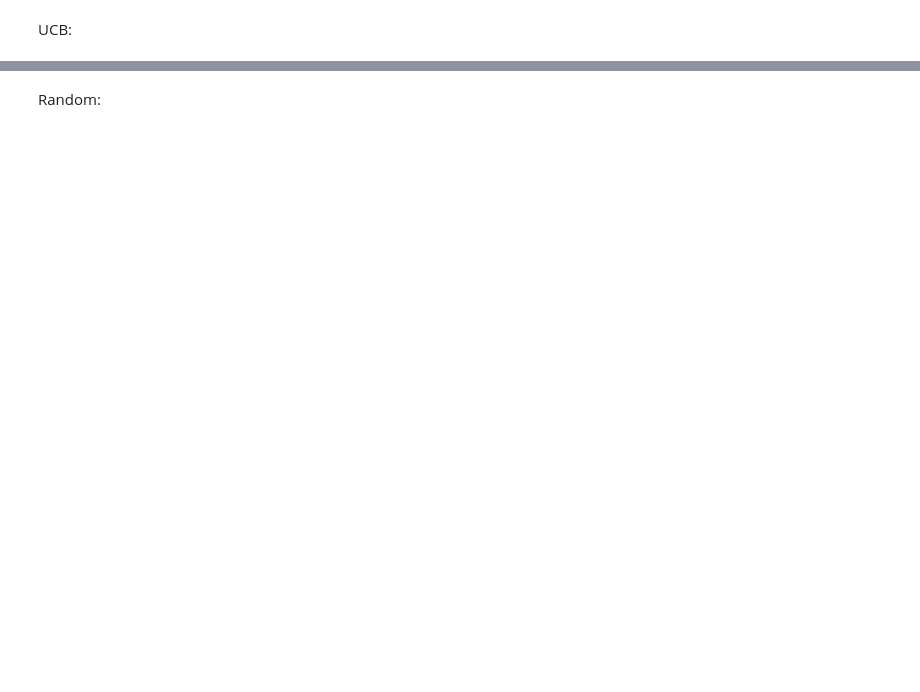
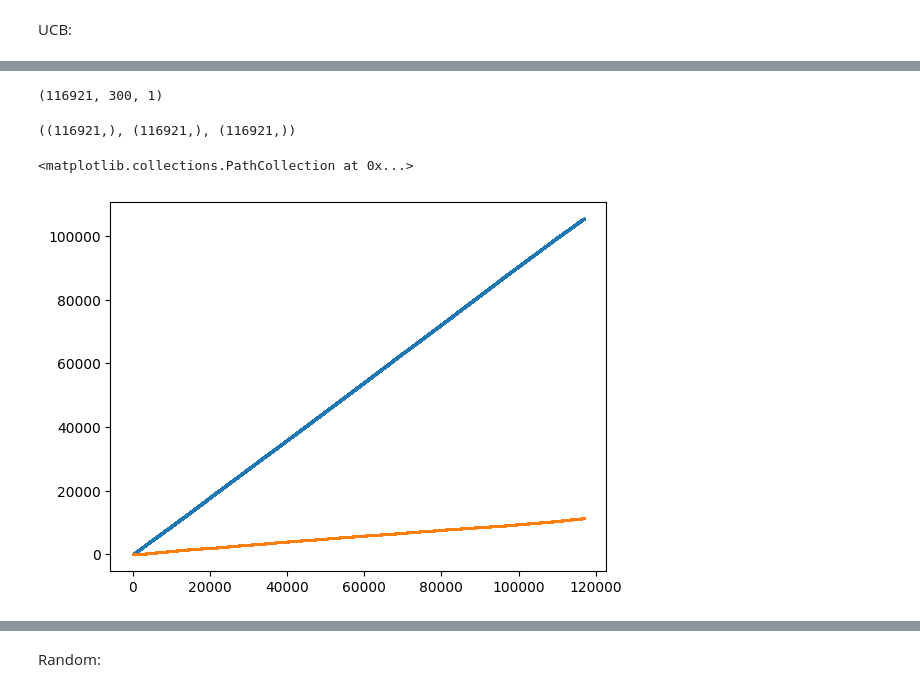
Before and after one commit to HDI-lab-HSE/RePlayHDILab2024, a Jupyter notebook: replay/experimental/scenarios/movielens_wrapper/offpolicy_evaluation.ipynb, the cells around one changed output, grey strips where cells are left out. Cells and saved outputs as stored; diff of their text form; code cells hidden in the pictures; blank space fills up the shorter version.

```diff
--- a/replay/experimental/scenarios/movielens_wrapper/offpolicy_evaluation.ipynb
+++ b/replay/experimental/scenarios/movielens_wrapper/offpolicy_evaluation.ipynb
@@ -339,0 +355,4 @@ CIs: {'ipw': {'mean': 0.8379257236574144, '95.0% CI (lower)': 0.8349432986708492
+# %%
+learner_action_dist_1.shape
+# %% [output]
+(116921, 300, 1)
@@ -339,0 +363,4 @@ CIs: {'ipw': {'mean': 0.8379257236574144, '95.0% CI (lower)': 0.8349432986708492
+# %%
+p_old.shape, p_new.shape, actions.shape
+# %% [output]
+((116921,), (116921,), (116921,))
@@ -339,0 +369,8 @@ CIs: {'ipw': {'mean': 0.8379257236574144, '95.0% CI (lower)': 0.8349432986708492
+# %%
+r = np.array(bandit_feedback_test['log'].toPandas()['relevance'].tolist())
+# %%
+plt.scatter(np.arange(bandit_feedback_test['n_rounds']), np.cumsum(r==1), s = 0.1)
+plt.scatter(np.arange(bandit_feedback_test['n_rounds']), np.cumsum(r==0), s = 0.1)
+# %% [output]
+<matplotlib.collections.PathCollection at 0x...>
+[figure, added]
```
Also changed, not shown: parts of 36 cells of this notebook, 1 other file.
